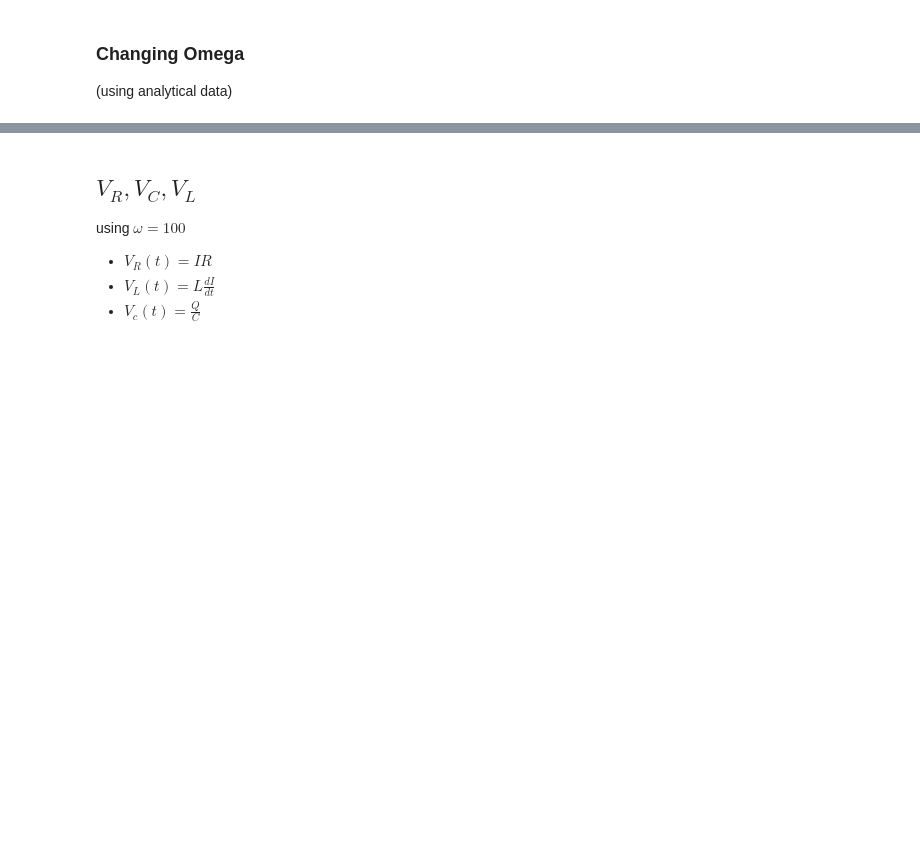
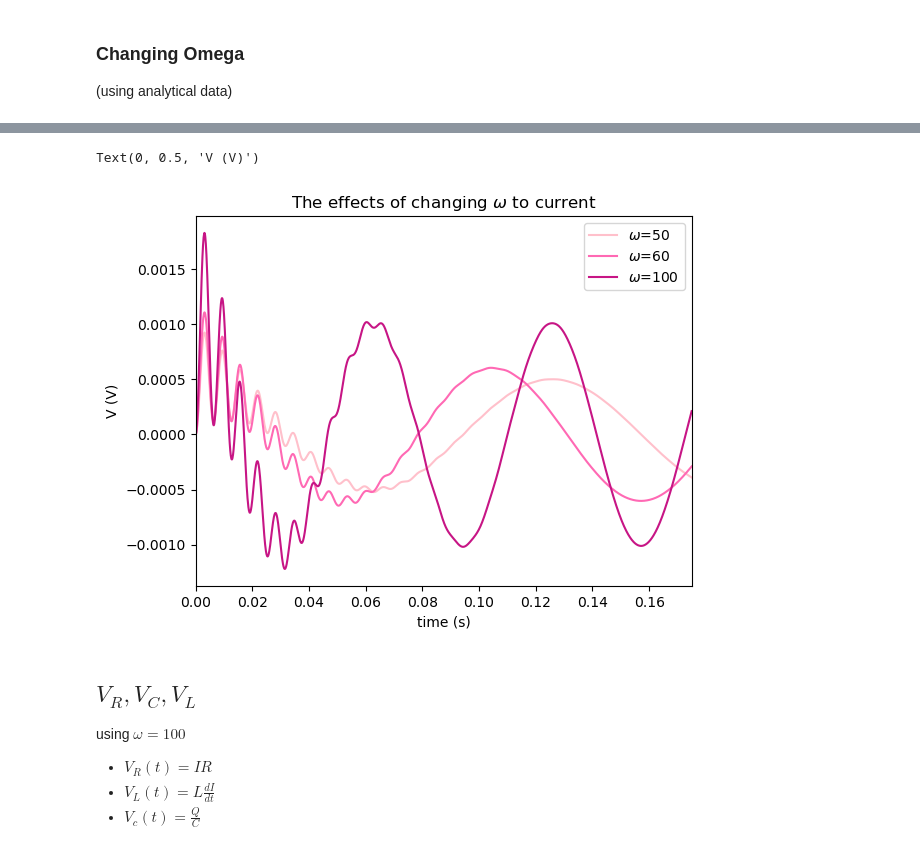
Before and after one commit to Bwimmin/Driven-RLC-Circuit, a Jupyter notebook: Driven RLC Circuit.ipynb, the cells around one changed output, grey strips where cells are left out. Saved outputs shown, nothing was run; the diff lists cells and outputs as text; code cells hidden in the pictures; blank space fills up the shorter version.

```diff
--- a/Driven RLC Circuit.ipynb
+++ b/Driven RLC Circuit.ipynb
@@ -165,3 +166,15 @@ Text(0, 0.5, 'V')
+# %%
+plt.plot(t, A_I50, label = r'$\omega$=50', color= 'pink')
+plt.plot(t, A_I60, label = r'$\omega$=60', color= 'hotpink' )
+plt.plot(t, A_I100, label =r'$\omega$=100', color= 'mediumvioletred' )
+plt.legend()
+plt. xlim(0, 0.175)
+plt.title(r'The effects of changing $\omega$ to current')
+plt.xlabel('time (s)')
+plt.ylabel('V (V)')
+# %% [output]
+Text(0, 0.5, 'V (V)')
+[figure, added]
 # %% [markdown]
 ## $V_R, V_C, V_L$
 using $\omega=100$
```
Also changed, not shown: parts of 9 cells of this notebook.
